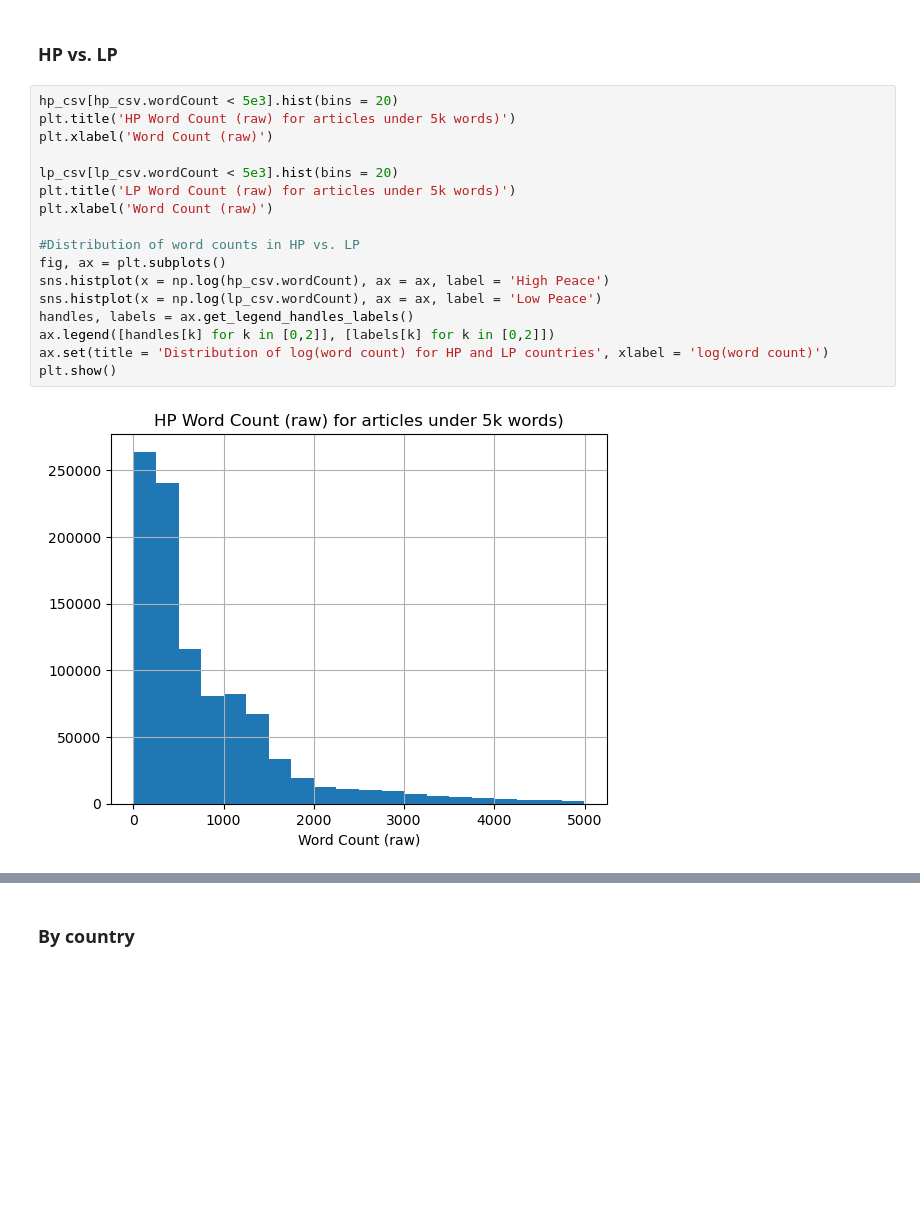
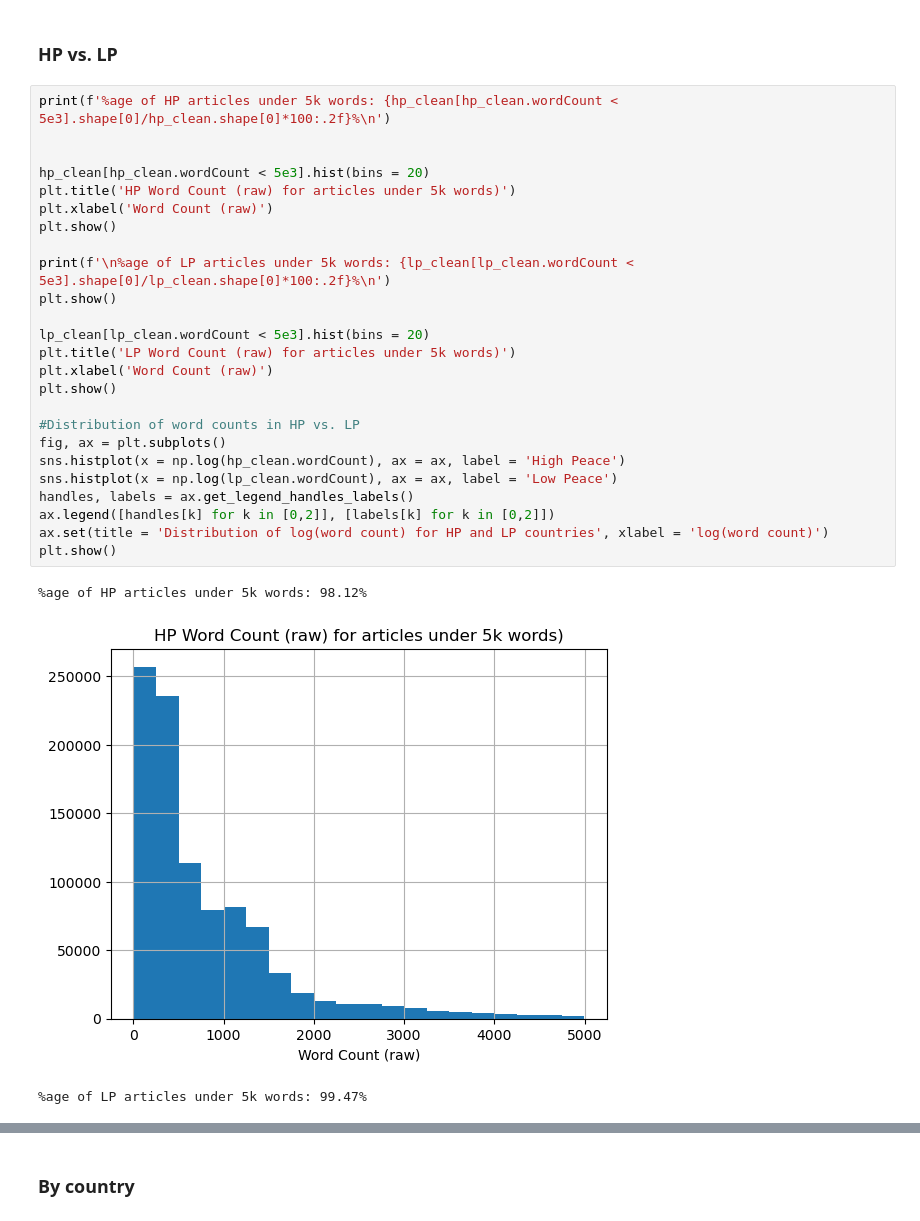
Before and after one commit to LarryLiebovitch/NatZach, a Jupyter notebook: 1m_EDA.ipynb, the cells around one changed output, grey strips where cells are left out. Cells and saved outputs as stored; diff of their text form; blank space fills up the shorter version.

```diff
--- a/1m_EDA.ipynb
+++ b/1m_EDA.ipynb
@@ -41,22 +161,32 @@ LP empty articles: 0
 # %% [markdown]
 ### HP vs. LP
 # %%
-hp_csv[hp_csv.wordCount < 5e3].hist(bins = 20)
+print(f'%age of HP articles under 5k words: {hp_clean[hp_clean.wordCount < 5e3].shape[0]/hp_clean.shape[0]*100:.2f}%\n')
+
+
+hp_clean[hp_clean.wordCount < 5e3].hist(bins = 20)
 plt.title('HP Word Count (raw) for articles under 5k words)')
 plt.xlabel('Word Count (raw)')
+plt.show()
 
-lp_csv[lp_csv.wordCount < 5e3].hist(bins = 20)
+print(f'\n%age of LP articles under 5k words: {lp_clean[lp_clean.wordCount < 5e3].shape[0]/lp_clean.shape[0]*100:.2f}%\n')
+plt.show()
+
+lp_clean[lp_clean.wordCount < 5e3].hist(bins = 20)
 plt.title('LP Word Count (raw) for articles under 5k words)')
 plt.xlabel('Word Count (raw)')
+plt.show()
 
 #Distribution of word counts in HP vs. LP
 fig, ax = plt.subplots()
-sns.histplot(x = np.log(hp_csv.wordCount), ax = ax, label = 'High Peace')
-sns.histplot(x = np.log(lp_csv.wordCount), ax = ax, label = 'Low Peace')
+sns.histplot(x = np.log(hp_clean.wordCount), ax = ax, label = 'High Peace')
+sns.histplot(x = np.log(lp_clean.wordCount), ax = ax, label = 'Low Peace')
 handles, labels = ax.get_legend_handles_labels()
 ax.legend([handles[k] for k in [0,2]], [labels[k] for k in [0,2]])
 ax.set(title = 'Distribution of log(word count) for HP and LP countries', xlabel = 'log(word count)')
 plt.show()
 # %% [output]
+%age of HP articles under 5k words: 98.12%
-[figure, old version]
+[figure, new version]
+%age of LP articles under 5k words: 99.47%
 [figure]
```
Also changed, not shown: parts of 31 cells of this notebook.
